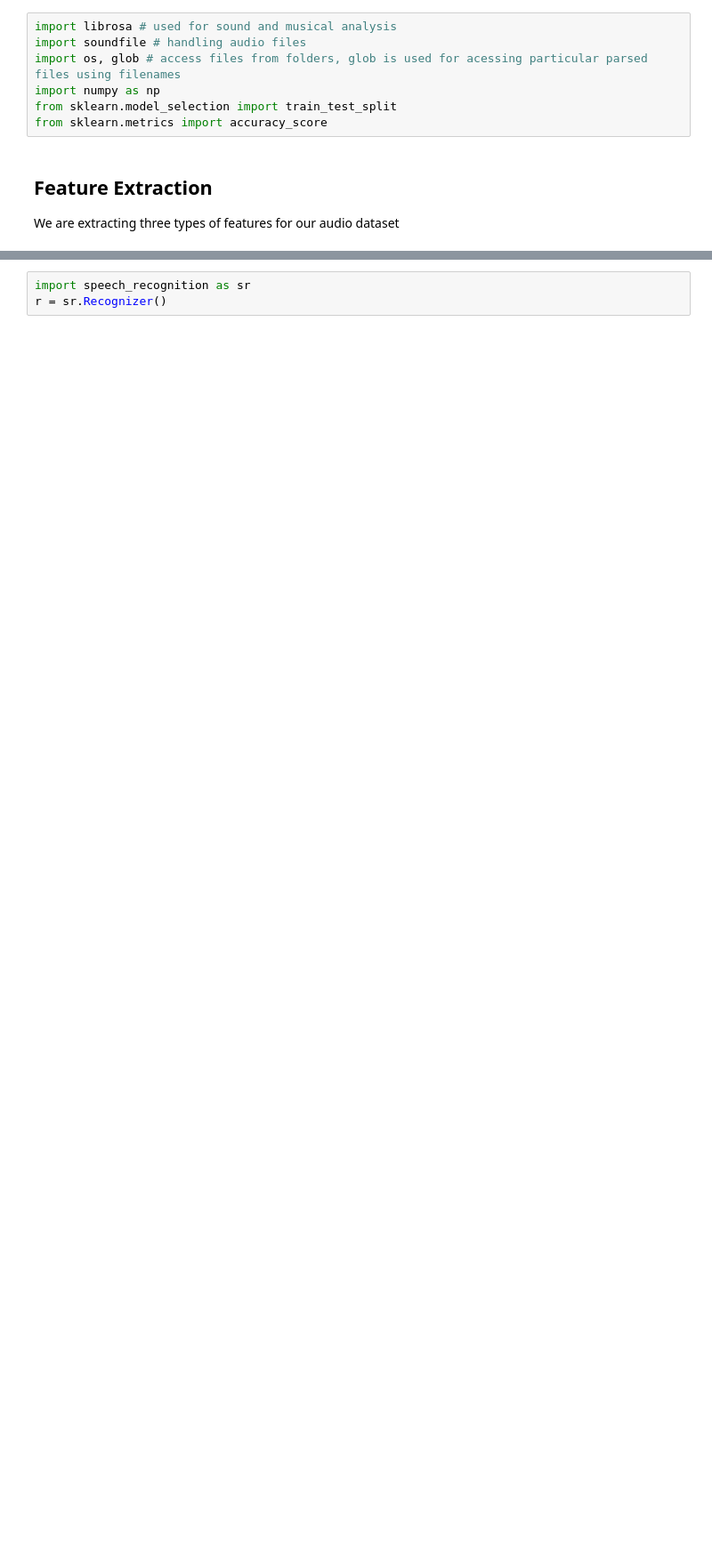
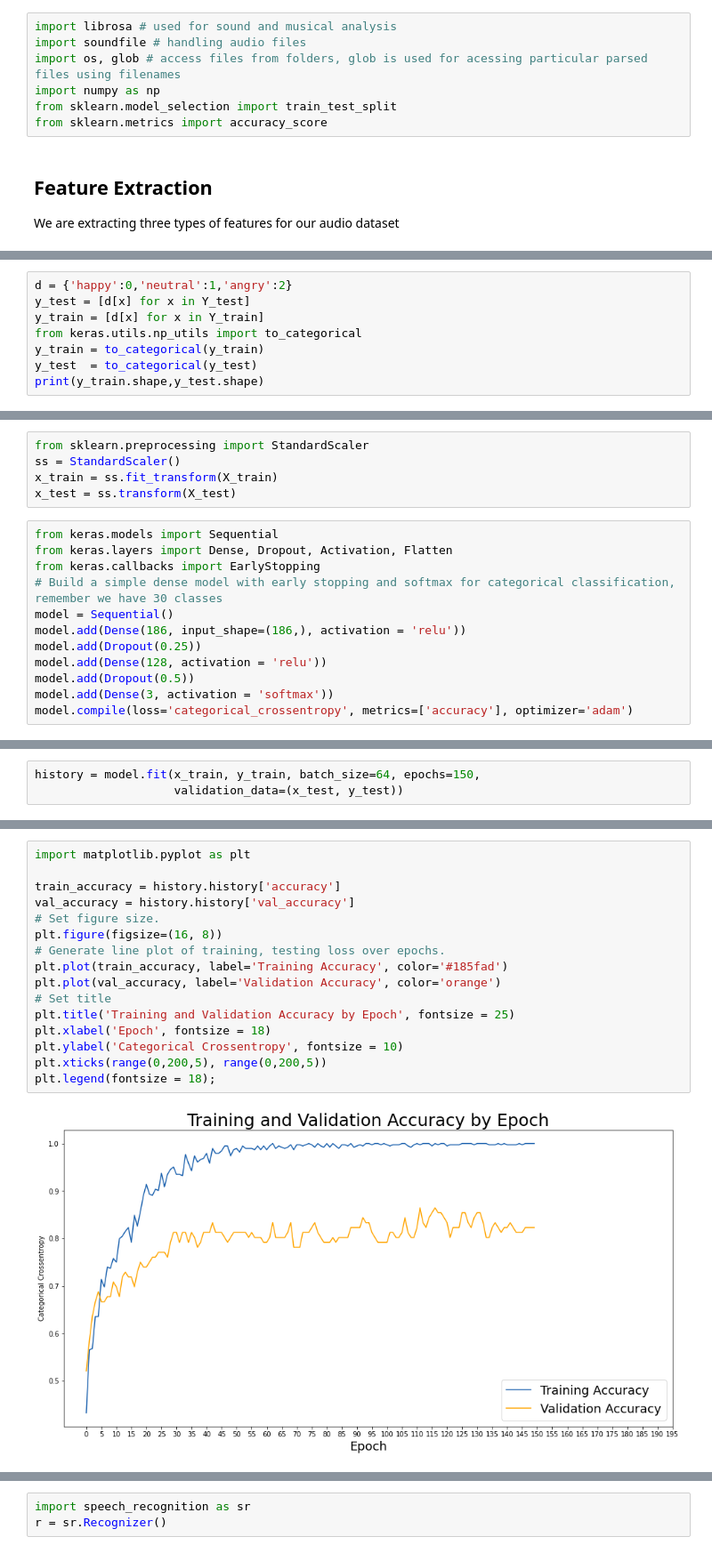
Before and after one commit to yogeshknp/Speech-Emotion-Recognition, a Jupyter notebook: Speech Emotion Recognition.ipynb, the cells around one changed output, grey strips where cells are left out. Shown at 89% size. Cells and saved outputs as stored; diff of their text form; blank space fills up the shorter version.

```diff
--- a/Speech Emotion Recognition.ipynb
+++ b/Speech Emotion Recognition.ipynb
@@ -131,0 +71,8 @@ Accuracy: 76.72%
+# %%
+d = {'happy':0,'neutral':1,'angry':2}
+y_test = [d[x] for x in Y_test]
+y_train = [d[x] for x in Y_train]
+from keras.utils.np_utils import to_categorical
+y_train = to_categorical(y_train)
+y_test  = to_categorical(y_test)
+print(y_train.shape,y_test.shape)
@@ -131,0 +81,17 @@ Accuracy: 76.72%
+# %%
+from sklearn.preprocessing import StandardScaler
+ss = StandardScaler()
+x_train = ss.fit_transform(X_train)
+x_test = ss.transform(X_test)
+# %%
+from keras.models import Sequential
+from keras.layers import Dense, Dropout, Activation, Flatten
+from keras.callbacks import EarlyStopping
+# Build a simple dense model with early stopping and softmax for categorical classification, remember we have 30 classes
+model = Sequential()
+model.add(Dense(186, input_shape=(186,), activation = 'relu'))
+model.add(Dropout(0.25))
+model.add(Dense(128, activation = 'relu'))
+model.add(Dropout(0.5))
+model.add(Dense(3, activation = 'softmax'))
+model.compile(loss='categorical_crossentropy', metrics=['accuracy'], optimizer='adam')
@@ -131,0 +101,3 @@ Accuracy: 76.72%
+# %%
+history = model.fit(x_train, y_train, batch_size=64, epochs=150,
+                    validation_data=(x_test, y_test))
@@ -131,0 +123,18 @@ Accuracy: 76.72%
+# %%
+import matplotlib.pyplot as plt
+
+train_accuracy = history.history['accuracy']
+val_accuracy = history.history['val_accuracy']
+# Set figure size.
+plt.figure(figsize=(16, 8))
+# Generate line plot of training, testing loss over epochs.
+plt.plot(train_accuracy, label='Training Accuracy', color='#185fad')
+plt.plot(val_accuracy, label='Validation Accuracy', color='orange')
+# Set title
+plt.title('Training and Validation Accuracy by Epoch', fontsize = 25)
+plt.xlabel('Epoch', fontsize = 18)
+plt.ylabel('Categorical Crossentropy', fontsize = 10)
+plt.xticks(range(0,200,5), range(0,200,5))
+plt.legend(fontsize = 18);
+# %% [output]
+[figure, added]
```
Also changed, not shown: parts of 30 cells of this notebook.
